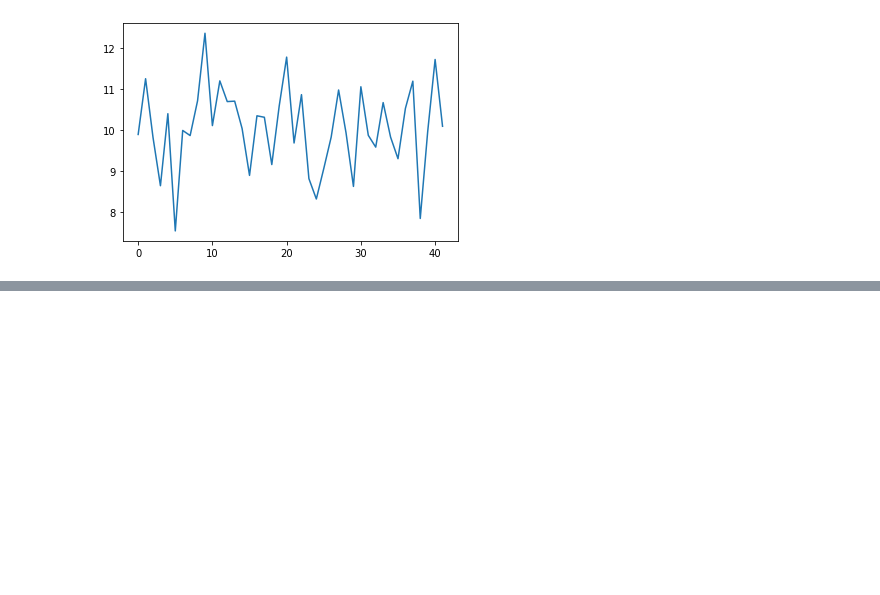
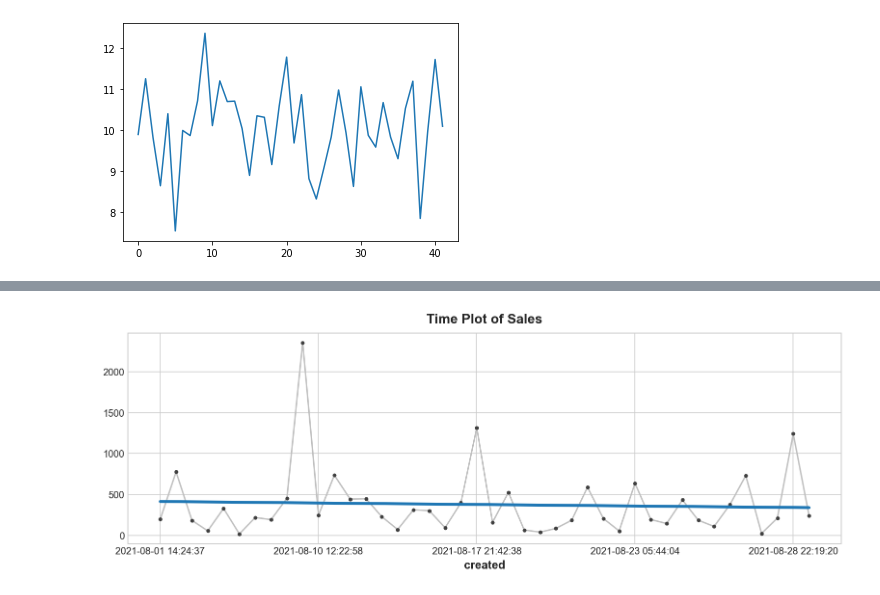
Before and after one commit to qSergio/sometimes-is-rocket-science, a Jupyter notebook: Time_Series_by_a_Dummy/Untitled22.ipynb, the cells around one changed output, grey strips where cells are left out. Cells and saved outputs as stored; diff of their text form; code cells hidden in the pictures; blank space fills up the shorter version.

```diff
--- a/Time_Series_by_a_Dummy/Untitled22.ipynb
+++ b/Time_Series_by_a_Dummy/Untitled22.ipynb
@@ -70,0 +104,27 @@ ax.set_title('Time Plot of Sales');
+# %%
+# To fit a linear regression
+
+from sklearn.linear_model import LinearRegression
+
+# Set Matplotlib defaults
+plt.style.use("seaborn-whitegrid")
+plt.rc("figure", autolayout=True, figsize=(11, 4))
+plt.rc(
+    "axes",
+    labelweight="bold",
+    labelsize="large",
+    titleweight="bold",
+    titlesize=14,
+    titlepad=10,
+)
+plot_params = dict(
+    color="0.75",
+    style=".-",
+    markeredgecolor="0.25",
+    markerfacecolor="0.25",
+    legend=False,
+)
+%config InlineBackend.figure_format = 'retina'
+# %%
+df['Time'] = np.arange(len(df.index))
+df.head()
@@ -70,0 +139,18 @@ ax.set_title('Time Plot of Sales');
+# %%
+# Training data
+X = df.loc[:, ['Time']]  # features
+y = df.loc[:, 'sales']  # target
+
+# Train the model
+model = LinearRegression()
+model.fit(X, y)
+
+# Store the fitted values as a time series with the same time index as
+# the training data
+y_pred = pd.Series(model.predict(X), index=X.index)
+# %%
+ax = y.plot(**plot_params)
+ax = y_pred.plot(ax=ax, linewidth=3)
+ax.set_title('Time Plot of Sales');
+# %% [output]
+[figure, added]
```
Also changed, not shown: parts of 8 cells of this notebook.
